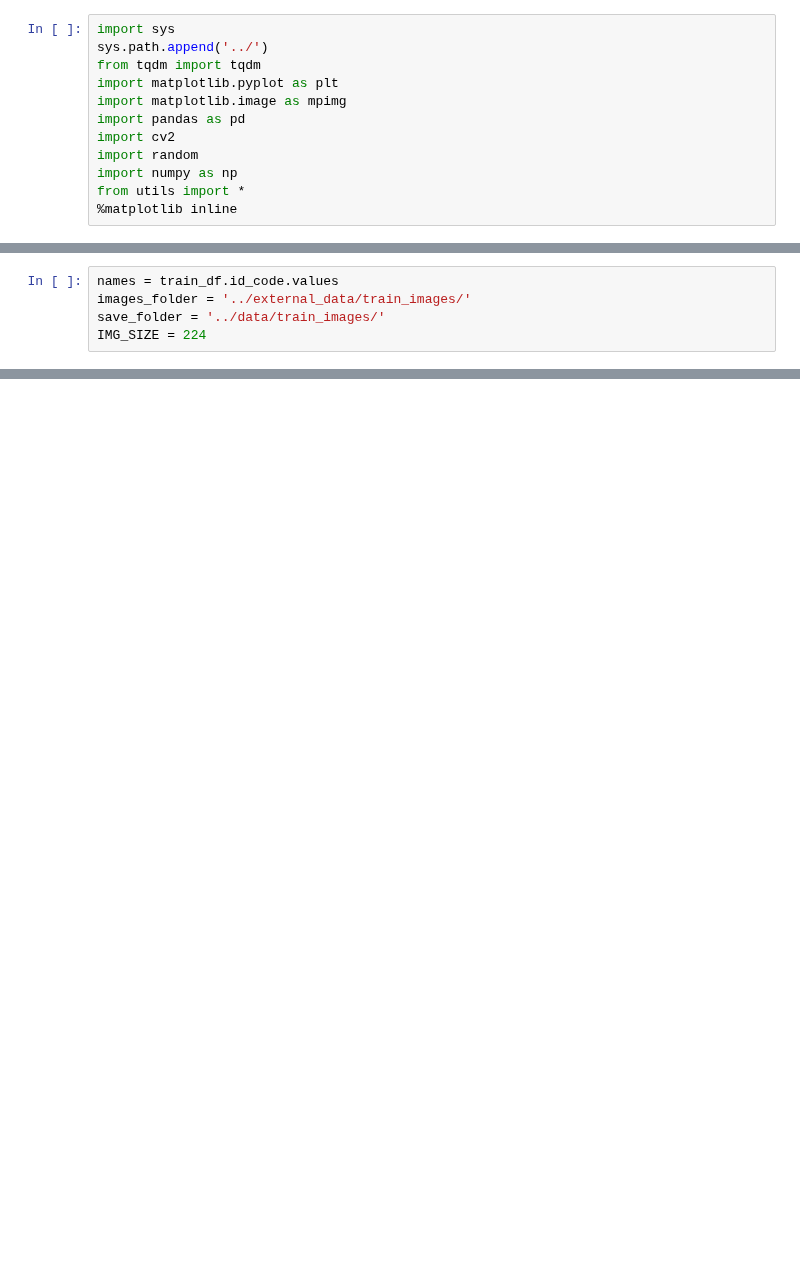
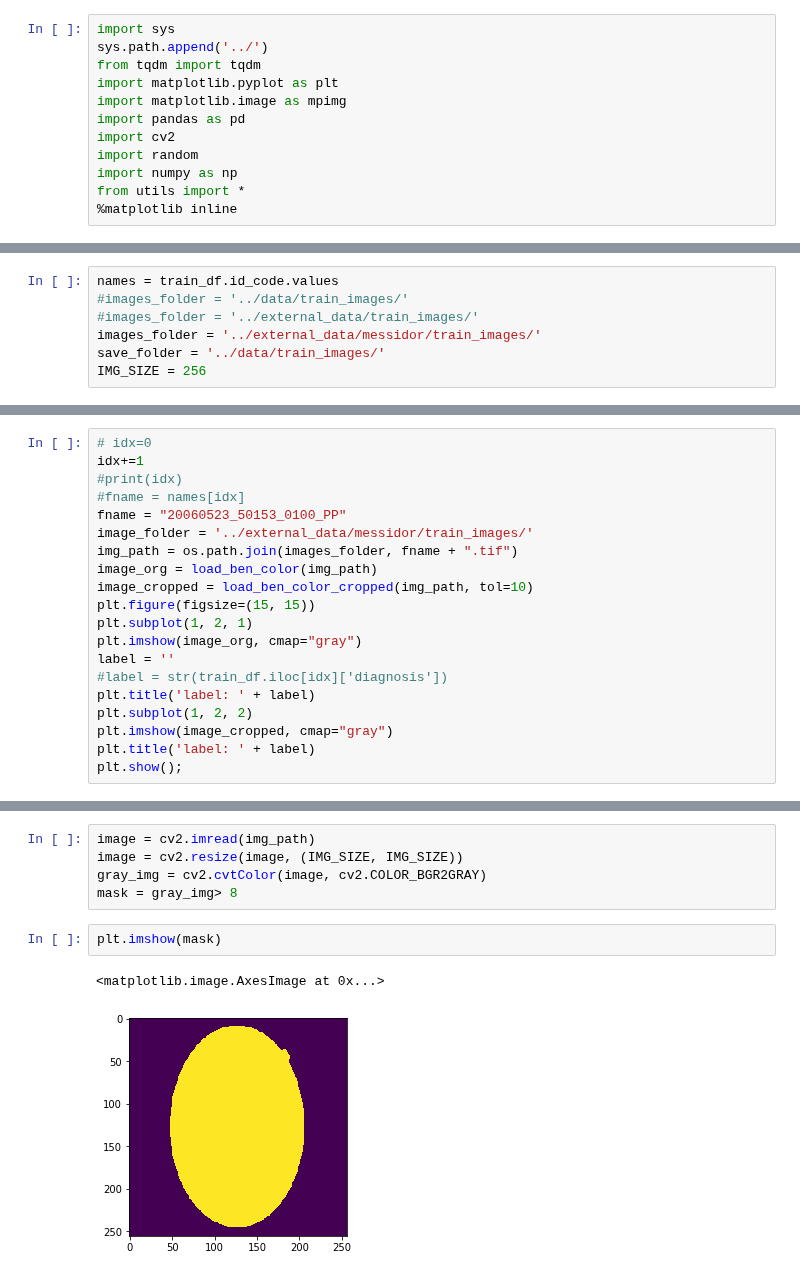
Before and after one commit to pyaf/Image-classification-pytorch, a Jupyter notebook: notebooks/prepare_npy.ipynb, the cells around one changed output, grey strips where cells are left out. Saved outputs shown, nothing was run; the diff lists cells and outputs as text; blank space fills up the shorter version.

```diff
--- a/notebooks/prepare_npy.ipynb
+++ b/notebooks/prepare_npy.ipynb
@@ -31,6 +36,8 @@ train_df.head()
 # %%
 names = train_df.id_code.values
-images_folder = '../external_data/train_images/'
+#images_folder = '../data/train_images/'
+#images_folder = '../external_data/train_images/'
+images_folder = '../external_data/messidor/train_images/'
 save_folder = '../data/train_images/'
-IMG_SIZE = 224
+IMG_SIZE = 256
 # %%
@@ -90,0 +121,20 @@ dtype('uint8')
+# %%
+# idx=0
+idx+=1
+#print(idx)
+#fname = names[idx]
+fname = "20060523_50153_0100_PP"
+image_folder = '../external_data/messidor/train_images/'
+img_path = os.path.join(images_folder, fname + ".tif")
+image_org = load_ben_color(img_path)
+image_cropped = load_ben_color_cropped(img_path, tol=10)
+plt.figure(figsize=(15, 15))
+plt.subplot(1, 2, 1)
+plt.imshow(image_org, cmap="gray")
+label = ''
+#label = str(train_df.iloc[idx]['diagnosis'])
+plt.title('label: ' + label)
+plt.subplot(1, 2, 2)
+plt.imshow(image_cropped, cmap="gray")
+plt.title('label: ' + label)
+plt.show();
@@ -90,0 +143,10 @@ dtype('uint8')
+# %%
+image = cv2.imread(img_path)
+image = cv2.resize(image, (IMG_SIZE, IMG_SIZE))
+gray_img = cv2.cvtColor(image, cv2.COLOR_BGR2GRAY)
+mask = gray_img> 8
+# %%
+plt.imshow(mask)
+# %% [output]
+<matplotlib.image.AxesImage at 0x...>
+[figure, added]
```
Also changed, not shown: parts of 16 cells of this notebook, 10 other files.
